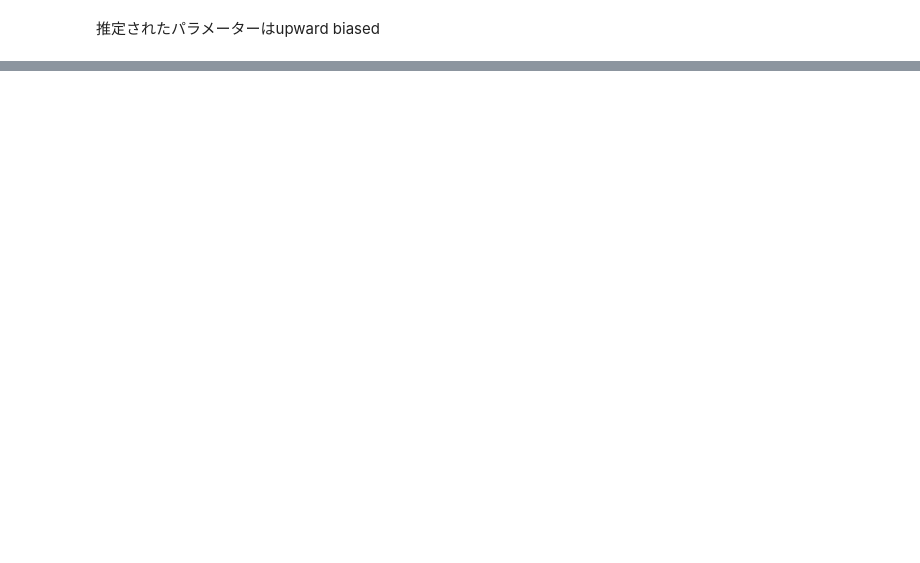
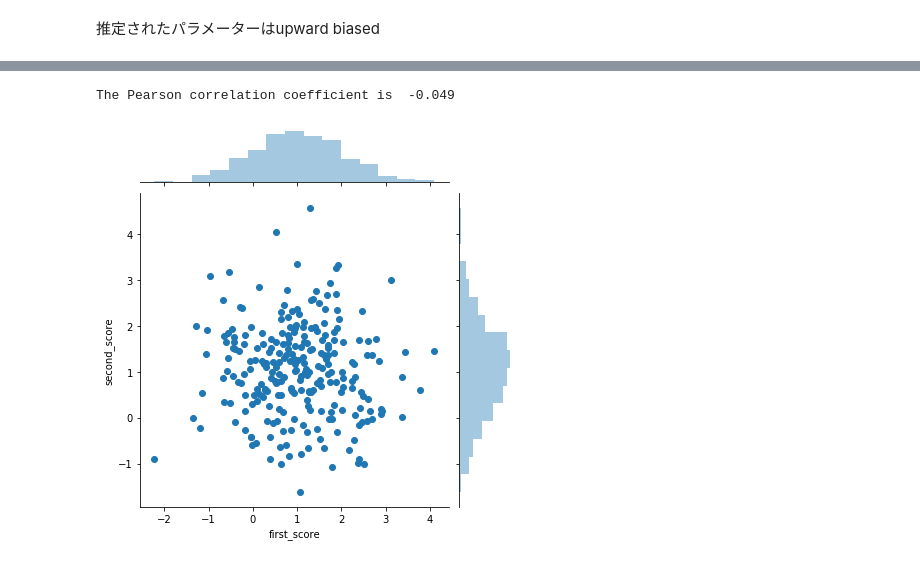
Before and after one commit to RyoNakagami/causal_inference, a Jupyter notebook: why_empirical_design_matters.ipynb, the cells around one changed output, grey strips where cells are left out. Cells and saved outputs as stored; diff of their text form; code cells hidden in the pictures; blank space fills up the shorter version.

```diff
--- a/why_empirical_design_matters.ipynb
+++ b/why_empirical_design_matters.ipynb
@@ -171,0 +183,15 @@ plt.plot(T, y_hat, alpha = 0.5, color = 'r')
+# %%
+np.random.seed(10101)
+
+n = 250
+first_score = np.random.normal(loc=1, scale=1, size=n)
+second_score = np.random.normal(loc=1, scale=1, size=n)
+
+score = first_score + second_score
+cutoff = np.percentile(score, 85)
+is_admitted = score > cutoff
+
+data = np.array([first_score, second_score, is_admitted]).T
+columns = ['first_score', 'second_score', 'admission']
+df = pd.DataFrame(data=data, columns=columns)
+df.head()
@@ -171,0 +205,7 @@ plt.plot(T, y_hat, alpha = 0.5, color = 'r')
+# %%
+sns.jointplot('first_score', 'second_score', df);
+print('The Pearson correlation coefficient is {:7.3f}'.format(
+    stats.pearsonr(df['first_score'], df['second_score'])[0]))
+# %% [output]
+The Pearson correlation coefficient is  -0.049
+[figure, added]
```
Also changed, not shown: parts of 14 cells of this notebook, 6 other files.
